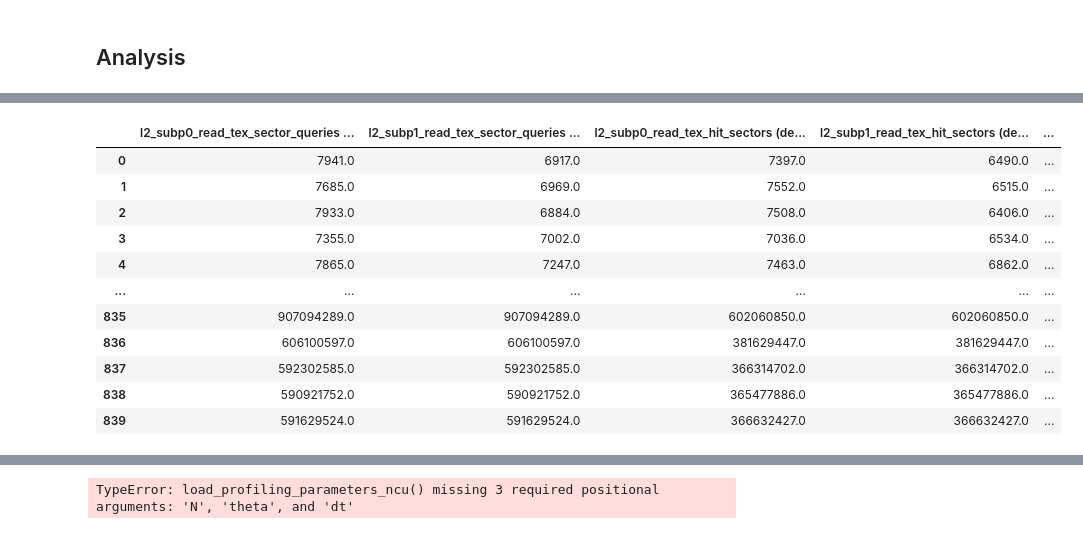
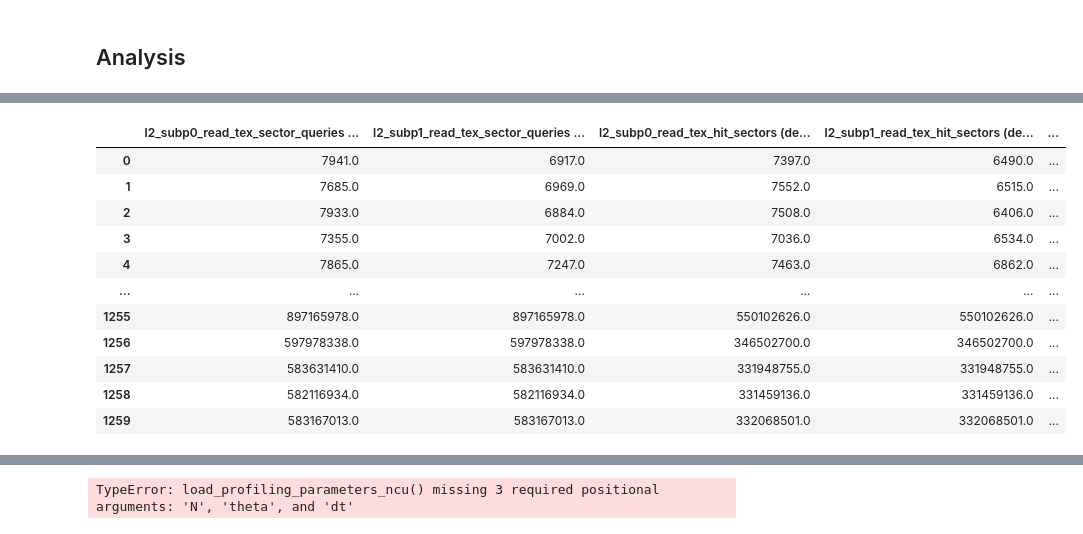
Before and after one commit to Mauricio-Bernuy/Bonsai-estimate, a Jupyter notebook: 3. Analysis.ipynb, the cells around one changed output, grey strips where cells are left out. Drawn from its saved outputs; the diff is of its cells as text; code cells hidden in the pictures.

```diff
--- a/3. Analysis.ipynb
+++ b/3. Analysis.ipynb
@@ -585,0 +588,3 @@ gpu2 = load_all_parameters(current_run_directory,"ncu")
+# %%
+current_run_directory = select_run_folder(base_directory,7)
+gpu3 = load_all_parameters(current_run_directory,"ncu")
@@ -586,5 +609,5 @@ gpu2 = load_all_parameters(current_run_directory,"ncu")
 # %% [markdown]
 ## Generate full
 # %%
-full = pd.concat([gpu1,gpu2]).reset_index(drop=True)
+full = pd.concat([gpu1,gpu2,gpu3]).reset_index(drop=True)
 # %%
@@ -702,45 +671,42 @@ from sklearn.preprocessing import MinMaxScaler
 #     'Metric2': [10, 20, 3, 40, 50],
 #     'Metric3': [25, 10, 135, 20, 245]
 # })
-df = full.drop([
-    "N",
-    "theta",
-    "dt",
-    "I",
-    "exec_time_min",
-    "exec_time_max",
-    # "exec_time_avg",
-    "profiling",
-    "Name",
-    "Compute Capability",
-    "Total Memory (MB)",
-    "Multiprocessors (SMs)",
-    "Max Threads Per SM",
-    "Total Cores",
-    "Warp Size",
-    "Max Threads Per Block",
-    "Max Blocks Per SM",
-    "Shared Memory Per Block (KB)",
-    "Shared Memory Per SM (KB)",
-    "Registers Per Block",
-    "Registers Per SM",
-    "L1 Cache Size (KB)",
-    "L2 Cache Size (KB)",
-    "Memory Bus Width (bits)",
-    "Memory Bandwidth (GB/s)",
-    "Clock Rate (MHz)",
-    "Warps Per SM",
-    "Blocks Per SM",
-    "Half Precision FLOP/s",
-    "Single Precision FLOP/s",
-    "Double Precision FLOP/s",
-    "Concurrent Kernels",
-    "Threads Per Warp",
-    "Global Memory Bandwidth (GB/s)",
-    "Global Memory Size (MB)",
-    "L2 Cache Size",
-    "Memcpy Engines"
-    ],axis=1).apply(pd.to_numeric, errors='coerce')
+
+sim_params = ["N","theta","dt","I"]
+exec_times = ["exec_time_min","exec_time_max"] # "exec_time_avg"
+gpu_params = ["profiling",
+                "Name",
+                "Compute Capability",
+                "Total Memory (MB)",
+                "Multiprocessors (SMs)",
+                "Max Threads Per SM",
+                "Total Cores",
+                "Warp Size",
+                "Max Threads Per Block",
+                "Max Blocks Per SM",
+                "Shared Memory Per Block (KB)",
+                "Shared Memory Per SM (KB)",
+                "Registers Per Block",
+                "Registers Per SM",
+                "L1 Cache Size (KB)",
+                "L2 Cache Size (KB)",
+                "Memory Bus Width (bits)",
+                "Memory Bandwidth (GB/s)",
+                "Clock Rate (MHz)",
+                "Warps Per SM",
+                "Blocks Per SM",
+                "Half Precision FLOP/s",
+                "Single Precision FLOP/s",
+                "Double Precision FLOP/s",
+                "Concurrent Kernels",
+                "Threads Per Warp",
+                "Global Memory Bandwidth (GB/s)",
+                "Global Memory Size (MB)",
+                "L2 Cache Size",
+                "Memcpy Engines"
+                ]
+
+df = full.drop(sim_params + exec_times + gpu_params,axis=1).apply(pd.to_numeric, errors='coerce')
 
 
 print(df.shape)
@@ -787,12 +753,12 @@ for feature in high_corr_features:
 |  | l2_subp0_read_tex_sector_queries ... | l2_subp1_read_tex_sector_queries ... | l2_subp0_read_tex_hit_sectors (de... | l2_subp1_read_tex_hit_sectors (de... | ... |
 | 0 | 7941.0 | 6917.0 | 7397.0 | 6490.0 | ... |
 | 1 | 7685.0 | 6969.0 | 7552.0 | 6515.0 | ... |
 | 2 | 7933.0 | 6884.0 | 7508.0 | 6406.0 | ... |
 | 3 | 7355.0 | 7002.0 | 7036.0 | 6534.0 | ... |
 | 4 | 7865.0 | 7247.0 | 7463.0 | 6862.0 | ... |
 | ... | ... | ... | ... | ... | ... |
-| 835 | 907094289.0 | 907094289.0 | 602060850.0 | 602060850.0 | ... |
-| 836 | 606100597.0 | 606100597.0 | 381629447.0 | 381629447.0 | ... |
-| 837 | 592302585.0 | 592302585.0 | 366314702.0 | 366314702.0 | ... |
-| 838 | 590921752.0 | 590921752.0 | 365477886.0 | 365477886.0 | ... |
-| 839 | 591629524.0 | 591629524.0 | 366632427.0 | 366632427.0 | ... |
+| 1255 | 897165978.0 | 897165978.0 | 550102626.0 | 550102626.0 | ... |
+| 1256 | 597978338.0 | 597978338.0 | 346502700.0 | 346502700.0 | ... |
+| 1257 | 583631410.0 | 583631410.0 | 331948755.0 | 331948755.0 | ... |
+| 1258 | 582116934.0 | 582116934.0 | 331459136.0 | 331459136.0 | ... |
+| 1259 | 583167013.0 | 583167013.0 | 332068501.0 | 332068501.0 | ... |
```
Also changed, not shown: parts of 14 cells of this notebook, 1 other file.
